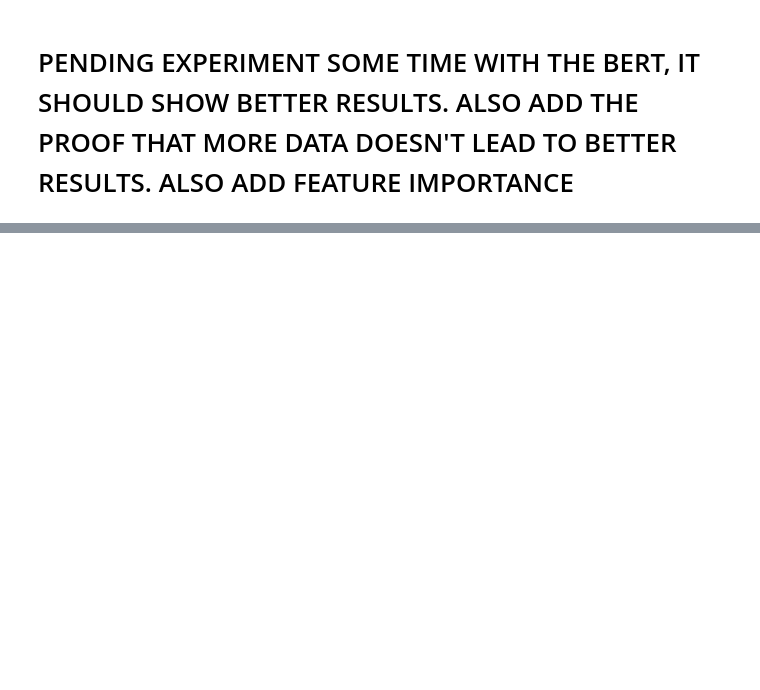
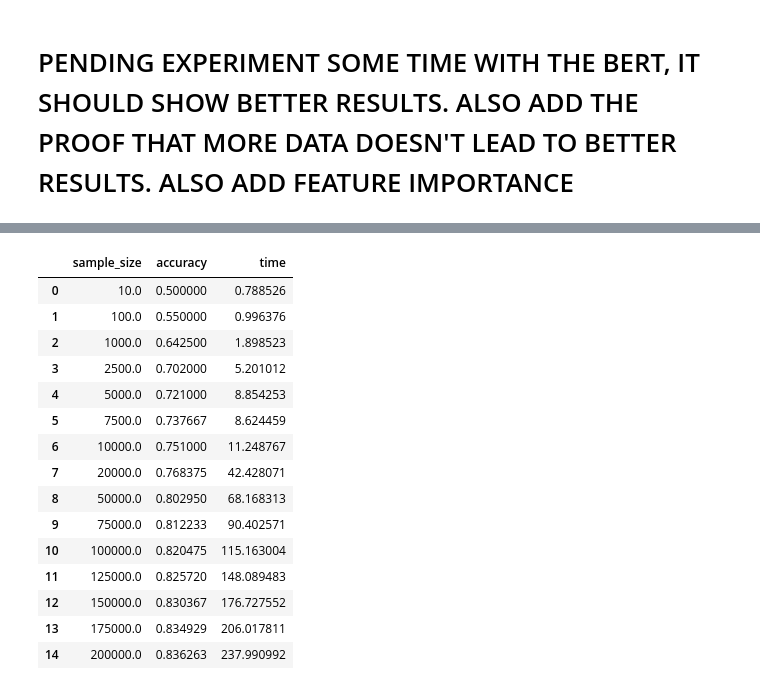
Before and after one commit to aferrero23/twitter-category-nlp, a Jupyter notebook: src/model.ipynb, the cells around one changed output, grey strips where cells are left out. Cells and saved outputs as stored; diff of their text form; code cells hidden in the pictures; blank space fills up the shorter version.

```diff
--- a/src/model.ipynb
+++ b/src/model.ipynb
@@ -530,0 +644,19 @@ Epoch 1/3
+# %%
+df_compute_results
+# %% [output]
+|  | sample_size | accuracy | time |
+| 0 | 10.0 | 0.500000 | 0.788526 |
+| 1 | 100.0 | 0.550000 | 0.996376 |
+| 2 | 1000.0 | 0.642500 | 1.898523 |
+| 3 | 2500.0 | 0.702000 | 5.201012 |
+| 4 | 5000.0 | 0.721000 | 8.854253 |
+| 5 | 7500.0 | 0.737667 | 8.624459 |
+| 6 | 10000.0 | 0.751000 | 11.248767 |
+| 7 | 20000.0 | 0.768375 | 42.428071 |
+| 8 | 50000.0 | 0.802950 | 68.168313 |
+| 9 | 75000.0 | 0.812233 | 90.402571 |
+| 10 | 100000.0 | 0.820475 | 115.163004 |
+| 11 | 125000.0 | 0.825720 | 148.089483 |
+| 12 | 150000.0 | 0.830367 | 176.727552 |
+| 13 | 175000.0 | 0.834929 | 206.017811 |
+| 14 | 200000.0 | 0.836263 | 237.990992 |
```
Also changed, not shown: parts of 47 cells of this notebook.
